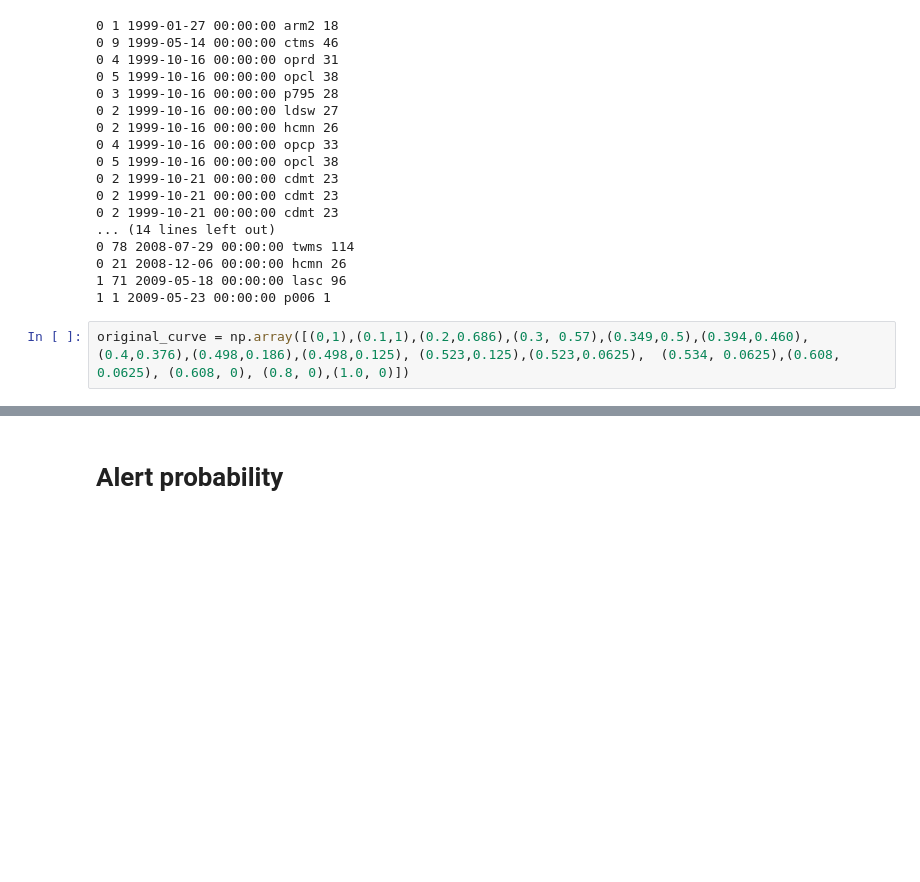
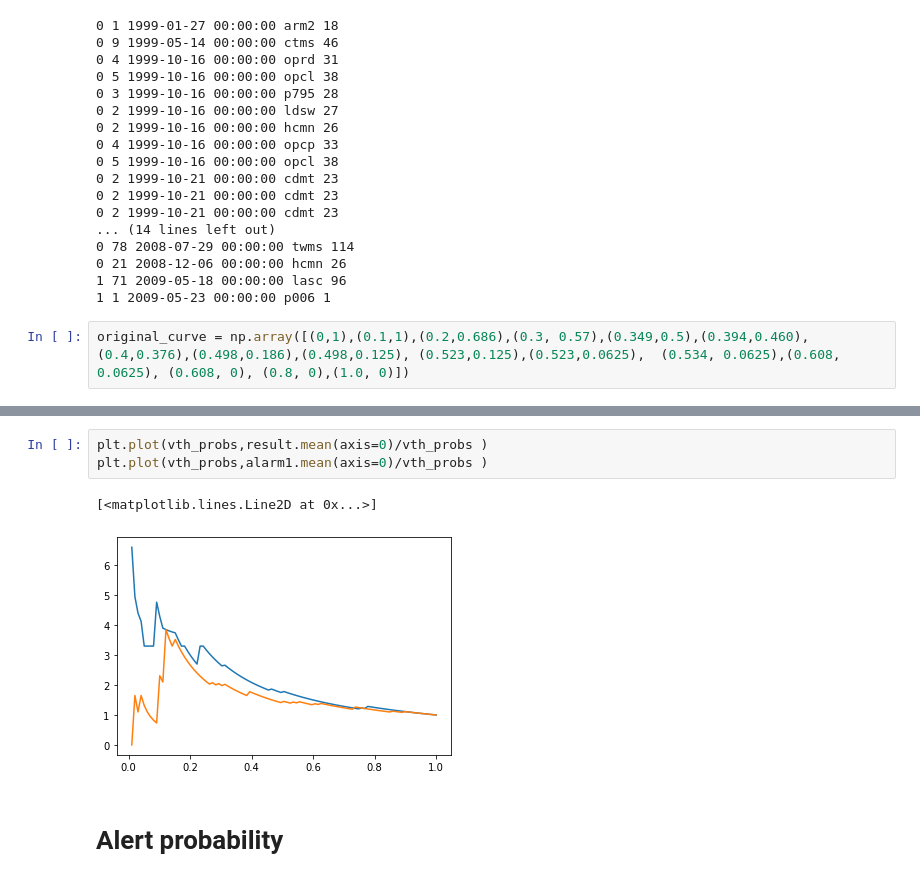
Before and after one commit to Schimmenti/EarthquakesGPS, a Jupyter notebook: Dataset.ipynb, the cells around one changed output, grey strips where cells are left out. Cells and saved outputs as stored; diff of their text form; blank space fills up the shorter version.

```diff
--- a/Dataset.ipynb
+++ b/Dataset.ipynb
@@ -577,3 +580,9 @@ plt.show()
+# %%
+plt.plot(vth_probs,result.mean(axis=0)/vth_probs )
+plt.plot(vth_probs,alarm1.mean(axis=0)/vth_probs )
+# %% [output]
+[<matplotlib.lines.Line2D at 0x...>]
+[figure, added]
 # %% [markdown]
 # Alert probability
 # %%
```
Also changed, not shown: parts of 7 cells of this notebook.
